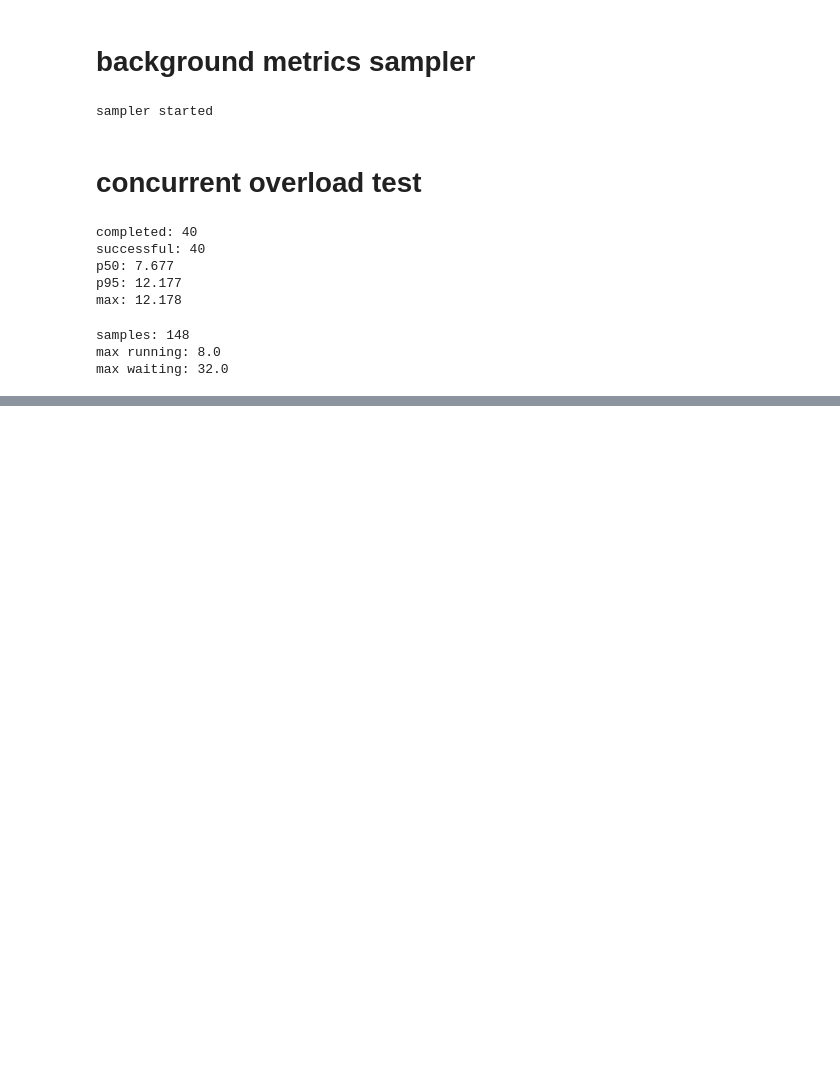
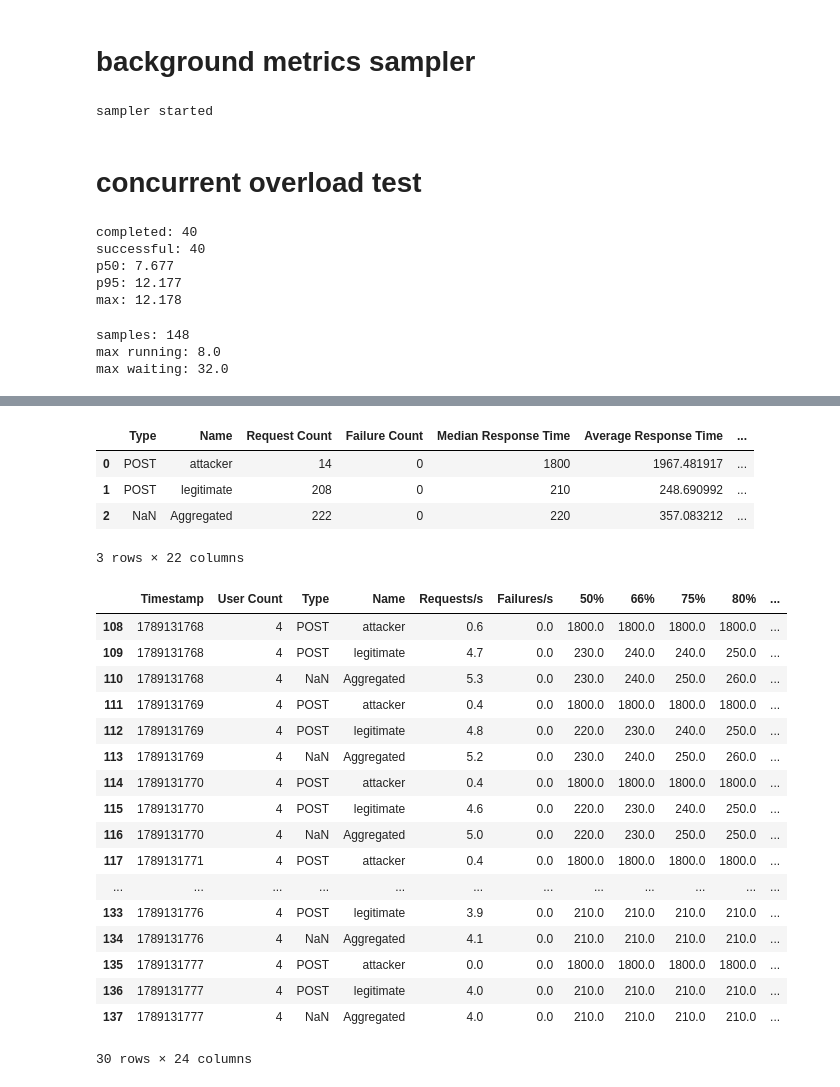
Before and after one commit to mena-04/DoS-Stress-Testing, a Jupyter notebook: testing.ipynb, the cells around one changed output, grey strips where cells are left out. Saved outputs shown, nothing was run; the diff lists cells and outputs as text; code cells hidden in the pictures; blank space fills up the shorter version.

```diff
--- a/testing.ipynb
+++ b/testing.ipynb
@@ -356,0 +915,32 @@ max waiting: 32.0
+# %%
+import pandas as pd
+
+df = pd.read_csv("/content/results/low_slow_stats.csv")
+display(df)
+
+hist = pd.read_csv("/content/results/low_slow_stats_history.csv")
+display(hist.tail(30))
+# %% [output]
+|  | Type | Name | Request Count | Failure Count | Median Response Time | Average Response Time | ... |
+| 0 | POST | attacker | 14 | 0 | 1800 | 1967.481917 | ... |
+| 1 | POST | legitimate | 208 | 0 | 210 | 248.690992 | ... |
+| 2 | NaN | Aggregated | 222 | 0 | 220 | 357.083212 | ... |
+3 rows × 22 columns
+|  | Timestamp | User Count | Type | Name | Requests/s | Failures/s | 50% | 66% | 75% | 80% | ... |
+| 108 | 1789131768 | 4 | POST | attacker | 0.6 | 0.0 | 1800.0 | 1800.0 | 1800.0 | 1800.0 | ... |
+| 109 | 1789131768 | 4 | POST | legitimate | 4.7 | 0.0 | 230.0 | 240.0 | 240.0 | 250.0 | ... |
+| 110 | 1789131768 | 4 | NaN | Aggregated | 5.3 | 0.0 | 230.0 | 240.0 | 250.0 | 260.0 | ... |
+| 111 | 1789131769 | 4 | POST | attacker | 0.4 | 0.0 | 1800.0 | 1800.0 | 1800.0 | 1800.0 | ... |
+| 112 | 1789131769 | 4 | POST | legitimate | 4.8 | 0.0 | 220.0 | 230.0 | 240.0 | 250.0 | ... |
+| 113 | 1789131769 | 4 | NaN | Aggregated | 5.2 | 0.0 | 230.0 | 240.0 | 250.0 | 260.0 | ... |
+| 114 | 1789131770 | 4 | POST | attacker | 0.4 | 0.0 | 1800.0 | 1800.0 | 1800.0 | 1800.0 | ... |
+| 115 | 1789131770 | 4 | POST | legitimate | 4.6 | 0.0 | 220.0 | 230.0 | 240.0 | 250.0 | ... |
+| 116 | 1789131770 | 4 | NaN | Aggregated | 5.0 | 0.0 | 220.0 | 230.0 | 250.0 | 250.0 | ... |
+| 117 | 1789131771 | 4 | POST | attacker | 0.4 | 0.0 | 1800.0 | 1800.0 | 1800.0 | 1800.0 | ... |
+| ... | ... | ... | ... | ... | ... | ... | ... | ... | ... | ... | ... |
+| 133 | 1789131776 | 4 | POST | legitimate | 3.9 | 0.0 | 210.0 | 210.0 | 210.0 | 210.0 | ... |
+| 134 | 1789131776 | 4 | NaN | Aggregated | 4.1 | 0.0 | 210.0 | 210.0 | 210.0 | 210.0 | ... |
+| 135 | 1789131777 | 4 | POST | attacker | 0.0 | 0.0 | 1800.0 | 1800.0 | 1800.0 | 1800.0 | ... |
+| 136 | 1789131777 | 4 | POST | legitimate | 4.0 | 0.0 | 210.0 | 210.0 | 210.0 | 210.0 | ... |
+| 137 | 1789131777 | 4 | NaN | Aggregated | 4.0 | 0.0 | 210.0 | 210.0 | 210.0 | 210.0 | ... |
+30 rows × 24 columns
```
Also changed, not shown: parts of 15 cells of this notebook.
